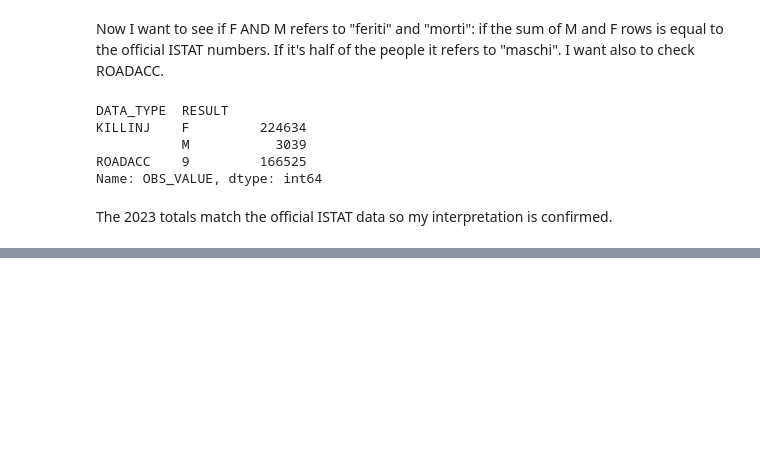
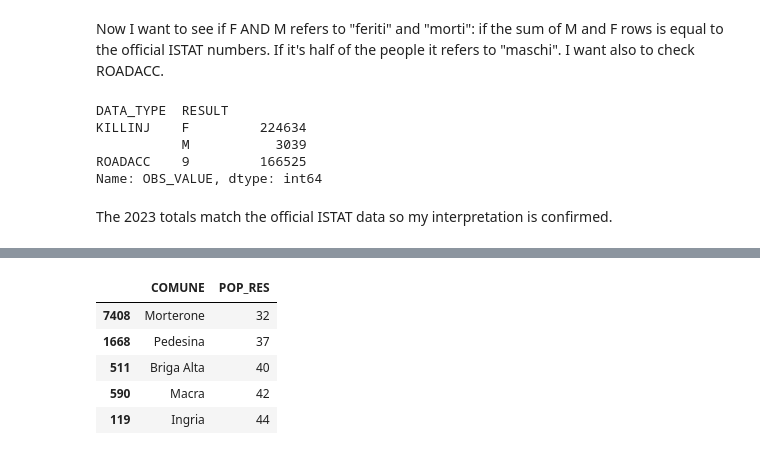
Before and after one commit to aledoll01-sys/progetto_finale, a Jupyter notebook: notebooks/01_data_collection.ipynb, the cells around one changed output, grey strips where cells are left out. Drawn from its saved outputs; the diff is of its cells as text; code cells hidden in the pictures; blank space fills up the shorter version.

```diff
--- a/notebooks/01_data_collection.ipynb
+++ b/notebooks/01_data_collection.ipynb
@@ -157,0 +253,9 @@ The 2023 totals match the official ISTAT data so my interpretation is confirmed.
+# %%
+df_situas.sort_values("POP_RES") [["COMUNE", "POP_RES"]].head()
+# %% [output]
+|  | COMUNE | POP_RES |
+| 7408 | Morterone | 32 |
+| 1668 | Pedesina | 37 |
+| 511 | Briga Alta | 40 |
+| 590 | Macra | 42 |
+| 119 | Ingria | 44 |
```
Also changed, not shown: parts of 12 cells of this notebook, 1 other file.
